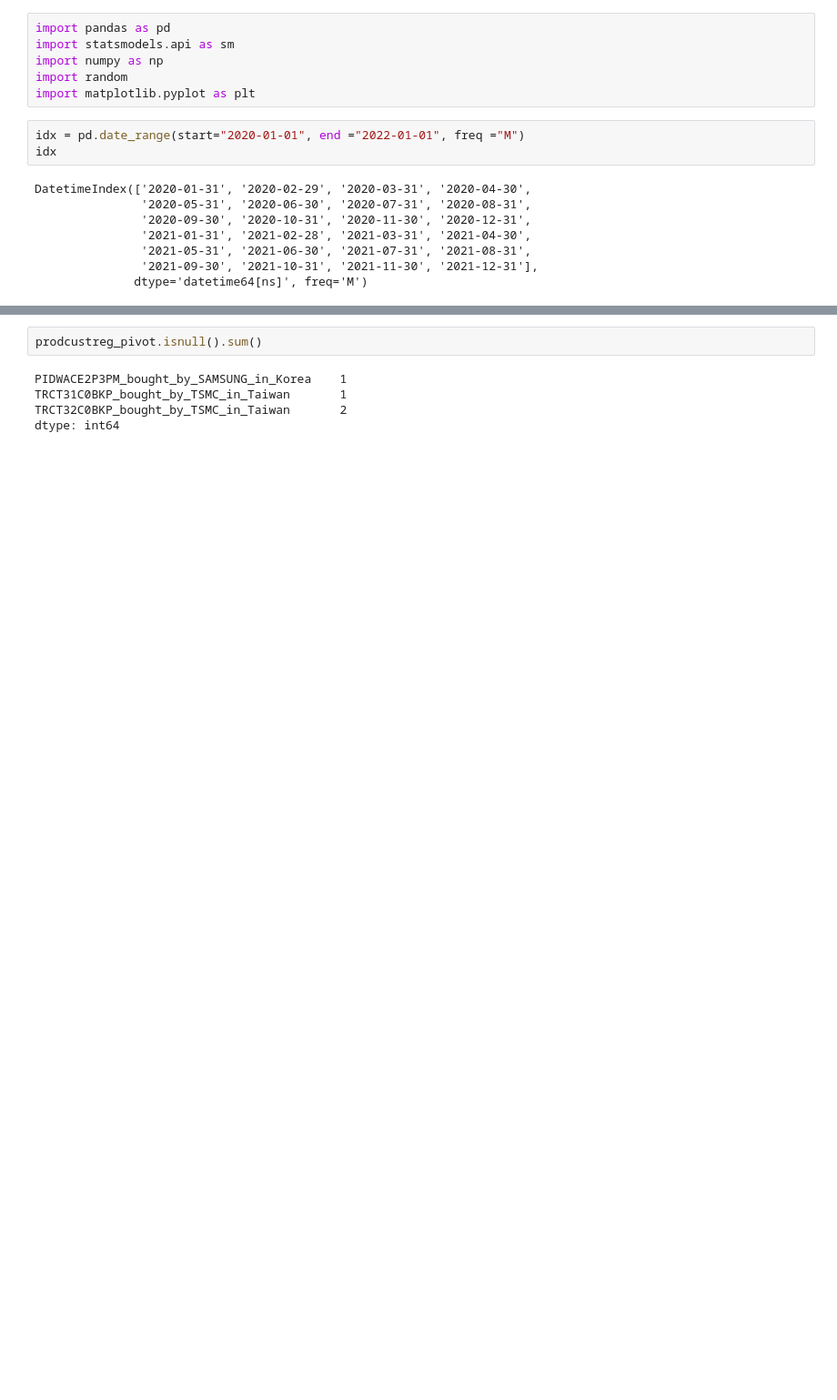
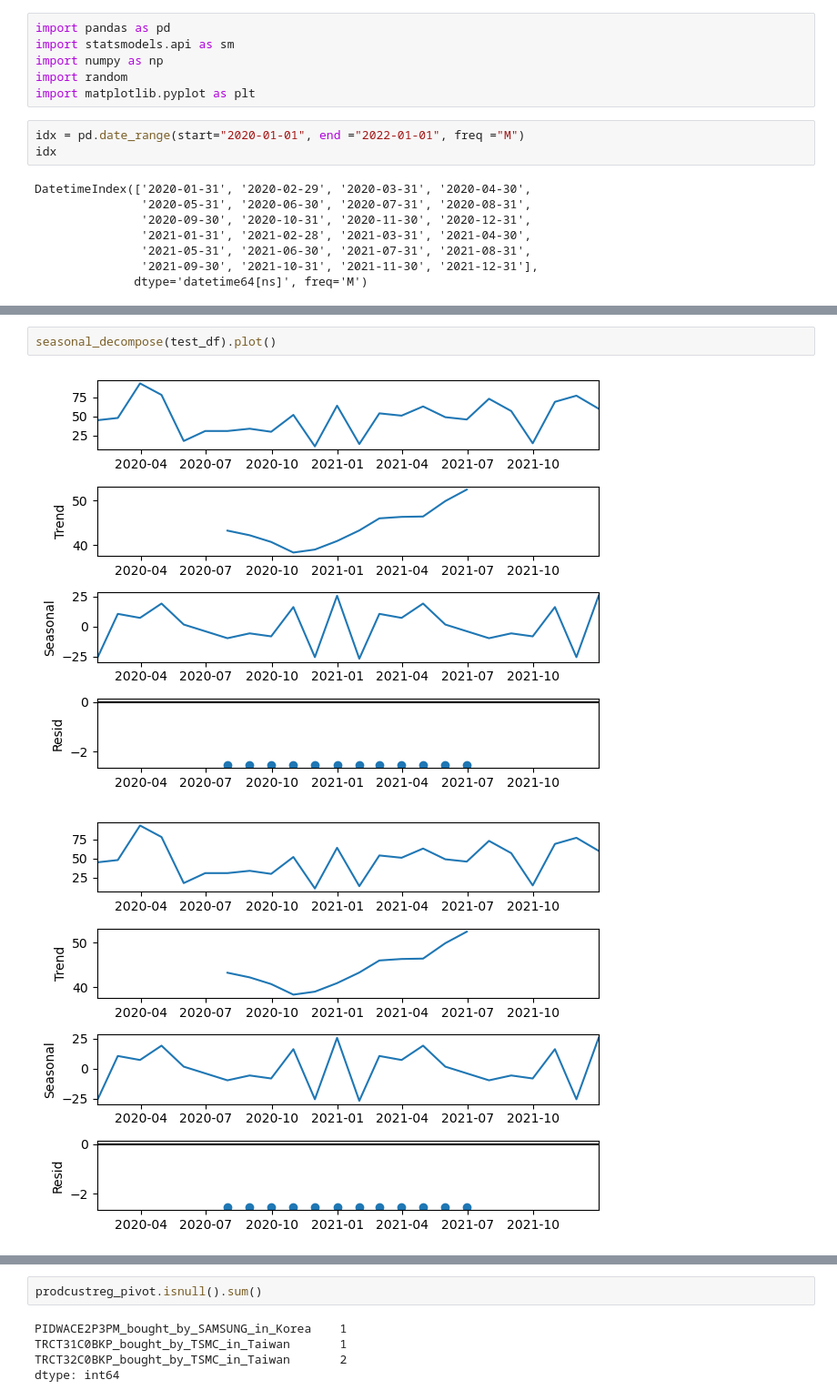
Before and after one commit to statistactics/open-sourcexperiments, a Jupyter notebook: statsmodels_sd_double_plot.ipynb, the cells around one changed output, grey strips where cells are left out. Shown at 91% size. Cells and saved outputs as stored; diff of their text form; blank space fills up the shorter version.

Commit message:
Found the issue with the double plot

```diff
--- a/statsmodels_sd_double_plot.ipynb
+++ b/statsmodels_sd_double_plot.ipynb
@@ -34,3 +34,8 @@ plt.show()
+# %%
+seasonal_decompose(test_df).plot()
+# %% [output]
+[figure, added]
+[figure, added]
 # %%
 """
 Seasonal Decomposition by Moving Averages
```
Also changed, not shown: parts of 4 cells of this notebook.
